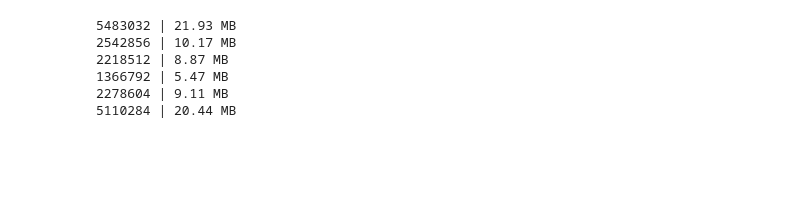
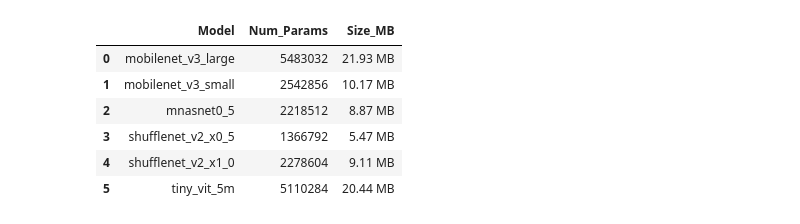
Before and after one commit to UVA-MLSys/Big-Data-Systems, a Jupyter notebook: Team 11/model_description.ipynb, the cells around one changed output. Cells and saved outputs as stored; diff of their text form; code cells hidden in the pictures; blank space fills up the shorter version.

```diff
--- a/Team 11/model_description.ipynb
+++ b/Team 11/model_description.ipynb
@@ -35,18 +48,25 @@ def count_parameters(model):
             size_model += param.numel() * torch.finfo(param.data.dtype).bits
         else:
             size_model += param.numel() * torch.iinfo(param.data.dtype).bits
-    size_model = size_model/8e6
-    return f'{num_params} | {size_model:.2f} MB'
+    size_model = f'{size_model/8e6:.2f} MB'
+    return (num_params, size_model)
-# %%
-model_list = [mobilenet_v3_large, mobilenet_v3_small, mnasnet0_5, shufflenet_v2_x0_5, shufflenet_v2_x1_0, tiny_vit_5m]
-
-
-for model in model_list:
-    print(count_parameters(model))
-# %% [output]
-5483032 | 21.93 MB
-2542856 | 10.17 MB
-2218512 | 8.87 MB
-1366792 | 5.47 MB
-2278604 | 9.11 MB
-5110284 | 20.44 MB
+# %%
+model_list = [mobilenet_v3_large, mobilenet_v3_small, mnasnet0_5, shufflenet_v2_x0_5, shufflenet_v2_x1_0, tiny_vit_5m]
+model_names = ['mobilenet_v3_large', 'mobilenet_v3_small', 'mnasnet0_5', 'shufflenet_v2_x0_5', 'shufflenet_v2_x1_0', 'tiny_vit_5m']
+model_zip = zip(model_list, model_names)
+
+model_params_df = pd.DataFrame(columns=['Model', 'Num_Params', 'Size_MB'])
+
+for model_tup in model_zip:
+    params, size = count_parameters(model_tup[0])
+    model_params_df.loc[len(model_params_df.index)] = [model_tup[1], params, size]
+# %%
+model_params_df
+# %% [output]
+|  | Model | Num_Params | Size_MB |
+| 0 | mobilenet_v3_large | 5483032 | 21.93 MB |
+| 1 | mobilenet_v3_small | 2542856 | 10.17 MB |
+| 2 | mnasnet0_5 | 2218512 | 8.87 MB |
+| 3 | shufflenet_v2_x0_5 | 1366792 | 5.47 MB |
+| 4 | shufflenet_v2_x1_0 | 2278604 | 9.11 MB |
+| 5 | tiny_vit_5m | 5110284 | 20.44 MB |
```
Also changed, not shown: parts of 2 cells of this notebook, 2 other files.
